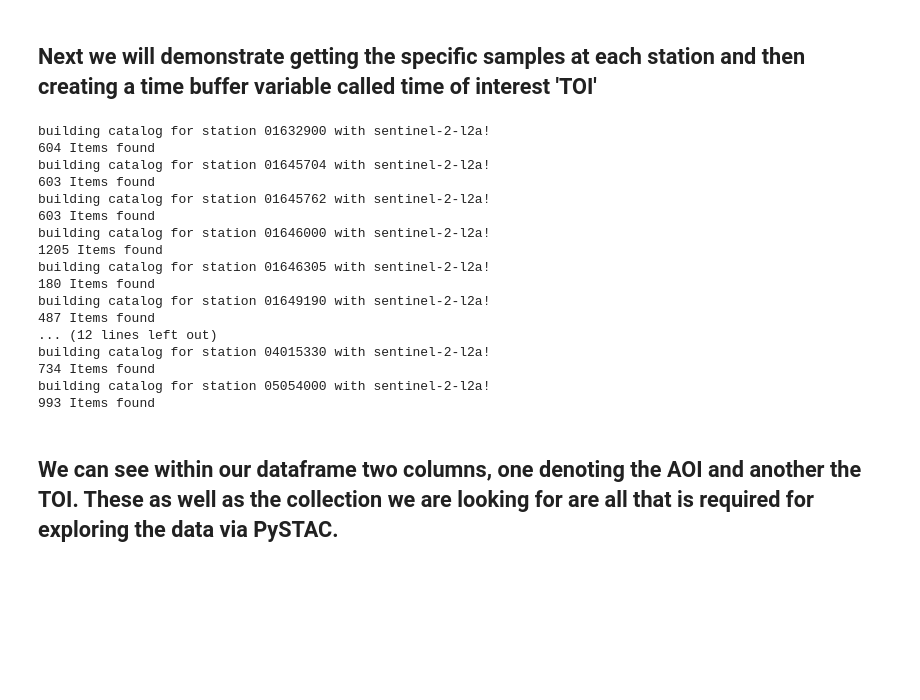
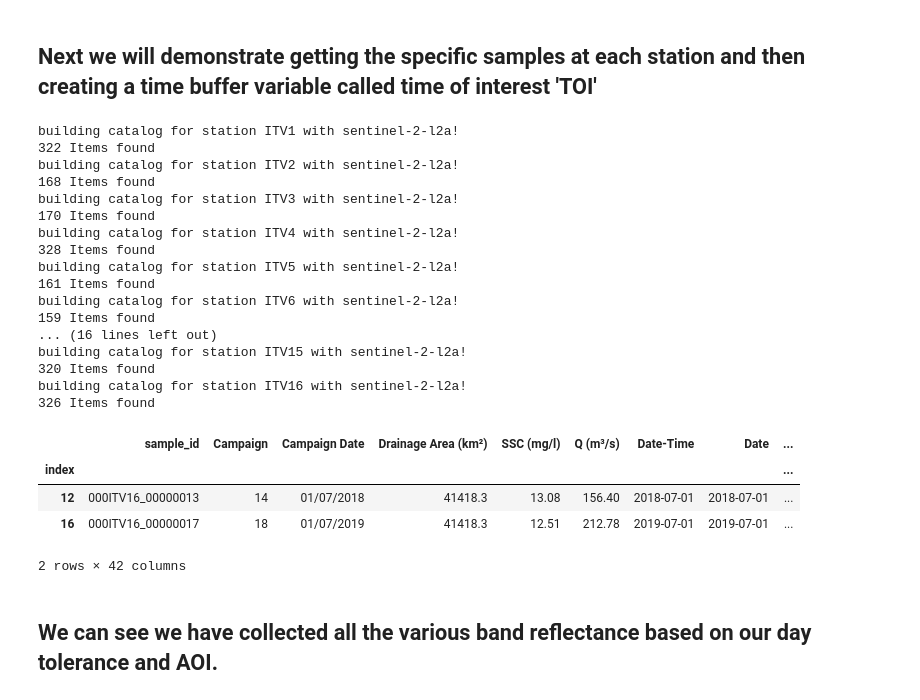
Before and after one commit to csp-inc/fluvius, a Jupyter notebook: DEMO-Intro.ipynb, the cells around one changed output. Drawn from its saved outputs; the diff is of its cells as text; code cells hidden in the pictures; blank space fills up the shorter version.

```diff
--- a/DEMO-Intro.ipynb
+++ b/DEMO-Intro.ipynb
@@ -93,7 +93,7 @@ m
 # %%
 #declare the data source we are using
 #choices are ['itv', 'ana', 'usgs', 'usgsi']
-data_source = 'usgs'
+data_source = 'itv'
 container = f'{data_source}-data'
 ds = WaterData(data_source, container, storage_options)
 ds.get_source_df()
@@ -115,43 +115,44 @@ ds.plot_map
 # to do, get the AOI and TOI for each sample based on the each
 # this is option 1
 cloud_thr = 80
-day_tolerance = 0
+day_tol = 8
 add_cols = []
 #iterate across all sites
 for station in ds.df['site_no']:
     #get the station data for a given station
     ds.get_station_data(station)
+    ds.station[station].drop_bad_usgs_obs()
     ds.station[station].build_catalog()
     if ds.station[station].catalog is None:
-        print('No matching images! Skipping...')
+        print(f"No matching images for station {station}. Skipping...")
         continue
     else:
         ds.station[station].get_cloud_filtered_image_df(cloud_thr)
-        ds.station[station].merge_image_df_with_samples(day_tolerance)
-        ds.station[station].perform_chip_cloud_analysis()
-        ds.station[station].get_reflectances()
-        sstation = str(station).zfill(8)
-        add_cols.append({'site_no':station,\
-                         'TOI':ds.station[station].time_of_interest,\
-                         'AOI':ds.station[station].area_of_interest})
+        ds.station[station].merge_image_df_with_samples(day_tol)
+        ds.station[station].get_chip_features()
 # %% [output]
-building catalog for station 01632900 with sentinel-2-l2a!
-604 Items found
-building catalog for station 01645704 with sentinel-2-l2a!
-603 Items found
-building catalog for station 01645762 with sentinel-2-l2a!
-603 Items found
-building catalog for station 01646000 with sentinel-2-l2a!
-1205 Items found
-building catalog for station 01646305 with sentinel-2-l2a!
-180 Items found
-building catalog for station 01649190 with sentinel-2-l2a!
-487 Items found
-... (12 lines left out)
-building catalog for station 04015330 with sentinel-2-l2a!
-734 Items found
-building catalog for station 05054000 with sentinel-2-l2a!
-993 Items found
+building catalog for station ITV1 with sentinel-2-l2a!
+322 Items found
+building catalog for station ITV2 with sentinel-2-l2a!
+168 Items found
+building catalog for station ITV3 with sentinel-2-l2a!
+170 Items found
+building catalog for station ITV4 with sentinel-2-l2a!
+328 Items found
+building catalog for station ITV5 with sentinel-2-l2a!
+161 Items found
+building catalog for station ITV6 with sentinel-2-l2a!
+159 Items found
+... (16 lines left out)
+building catalog for station ITV15 with sentinel-2-l2a!
+320 Items found
+building catalog for station ITV16 with sentinel-2-l2a!
+326 Items found
 # %%
-z = pd.DataFrame(add_cols)
-out = pd.merge(ds.df,z, on='site_no')
+ds.station[station].merged_df
+# %% [output]
+|  | sample_id | Campaign | Campaign Date | Drainage Area (km²) | SSC (mg/l) | Q (m³/s) | Date-Time | Date | ... |
+| index |  |  |  |  |  |  |  |  | ... |
+| 12 | 000ITV16_00000013 | 14 | 01/07/2018 | 41418.3 | 13.08 | 156.40 | 2018-07-01 | 2018-07-01 | ... |
+| 16 | 000ITV16_00000017 | 18 | 01/07/2019 | 41418.3 | 12.51 | 212.78 | 2019-07-01 | 2019-07-01 | ... |
+2 rows × 42 columns
@@ -165,4 +159,4 @@ out.to_csv(filename,\
 # %% [markdown]
-## We can see within our dataframe two columns, one denoting the AOI and another the TOI. These as well as the collection we are looking for are all that is required for exploring the data via PySTAC.
+## We can see we have collected all the various band reflectance based on our day tolerance and AOI.
 # %%
 #END
```
Also changed, not shown: parts of 2 cells of this notebook.
